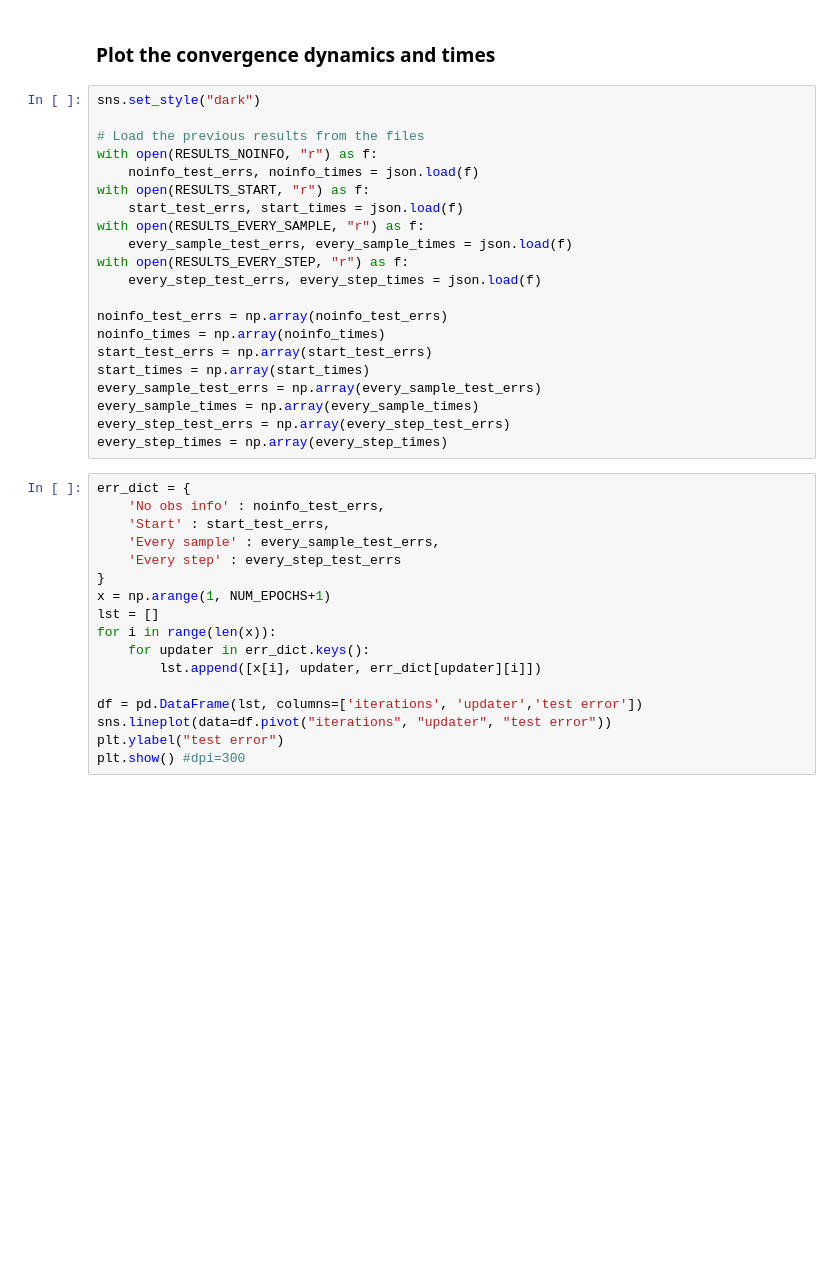
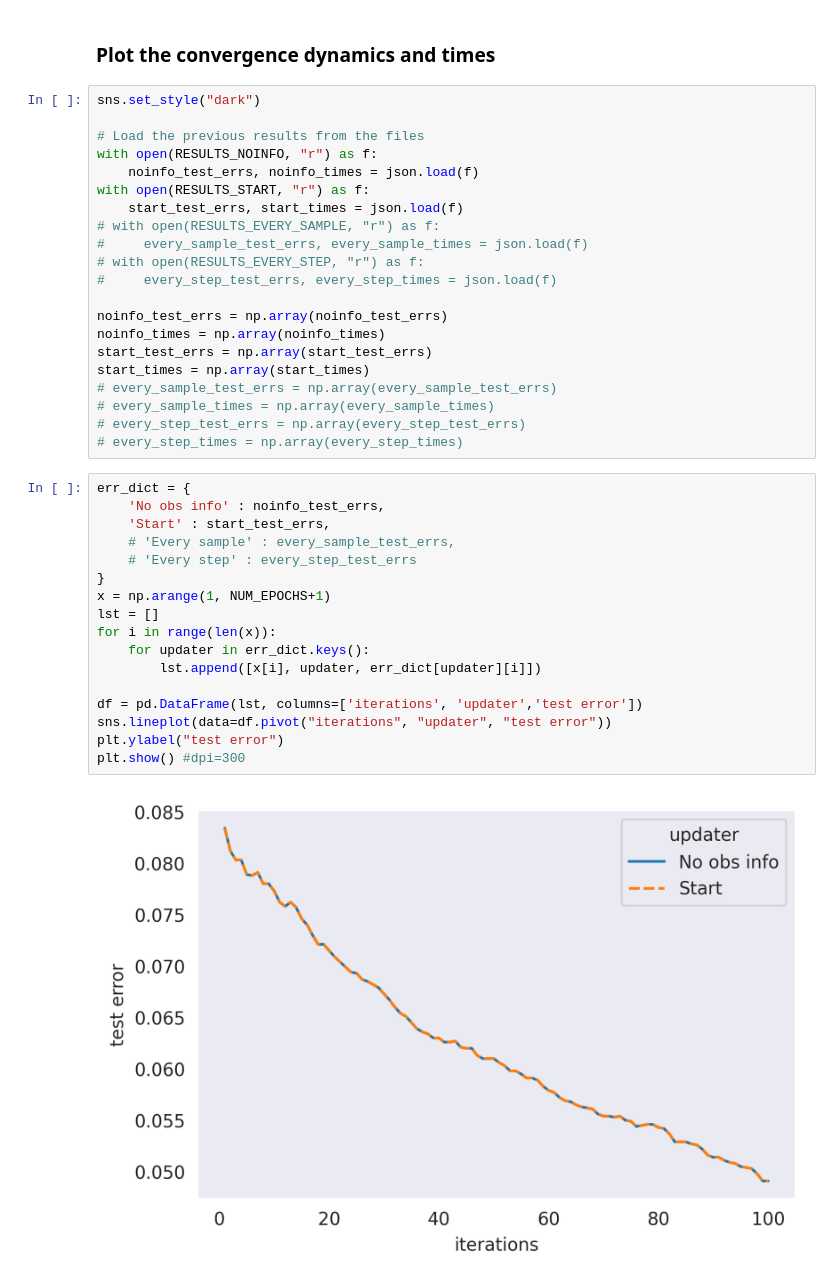
Before and after one commit to sacktock/SGHMC, a Jupyter notebook: bnn/obs-info.ipynb, the cells around one changed output. Saved outputs shown, nothing was run; the diff lists cells and outputs as text; blank space fills up the shorter version.

Commit message:
Built obs info plots

```diff
--- a/bnn/obs-info.ipynb
+++ b/bnn/obs-info.ipynb
@@ -484,36 +484,38 @@ with open(RESULTS_NOINFO, "r") as f:
     noinfo_test_errs, noinfo_times = json.load(f)
 with open(RESULTS_START, "r") as f:
     start_test_errs, start_times = json.load(f)
-with open(RESULTS_EVERY_SAMPLE, "r") as f:
-    every_sample_test_errs, every_sample_times = json.load(f)
-with open(RESULTS_EVERY_STEP, "r") as f:
-    every_step_test_errs, every_step_times = json.load(f)
+# with open(RESULTS_EVERY_SAMPLE, "r") as f:
+#     every_sample_test_errs, every_sample_times = json.load(f)
+# with open(RESULTS_EVERY_STEP, "r") as f:
+#     every_step_test_errs, every_step_times = json.load(f)
 
 noinfo_test_errs = np.array(noinfo_test_errs)
 noinfo_times = np.array(noinfo_times)
 start_test_errs = np.array(start_test_errs)
 start_times = np.array(start_times)
-every_sample_test_errs = np.array(every_sample_test_errs)
-every_sample_times = np.array(every_sample_times)
-every_step_test_errs = np.array(every_step_test_errs)
-every_step_times = np.array(every_step_times)
+# every_sample_test_errs = np.array(every_sample_test_errs)
+# every_sample_times = np.array(every_sample_times)
+# every_step_test_errs = np.array(every_step_test_errs)
+# every_step_times = np.array(every_step_times)
 # %%
 err_dict = {
     'No obs info' : noinfo_test_errs,
     'Start' : start_test_errs,
-    'Every sample' : every_sample_test_errs,
-    'Every step' : every_step_test_errs
+    # 'Every sample' : every_sample_test_errs,
+    # 'Every step' : every_step_test_errs
 }
 x = np.arange(1, NUM_EPOCHS+1)
 lst = []
 for i in range(len(x)):
     for updater in err_dict.keys():
         lst.append([x[i], updater, err_dict[updater][i]])
 
 df = pd.DataFrame(lst, columns=['iterations', 'updater','test error'])
 sns.lineplot(data=df.pivot("iterations", "updater", "test error"))
 plt.ylabel("test error")
 plt.show() #dpi=300
+# %% [output]
+[figure, added]
 # %%
 time_dict = {
     'No obs info' : noinfo_times,
```
Also changed, not shown: parts of 2 cells of this notebook, 1 other file.
